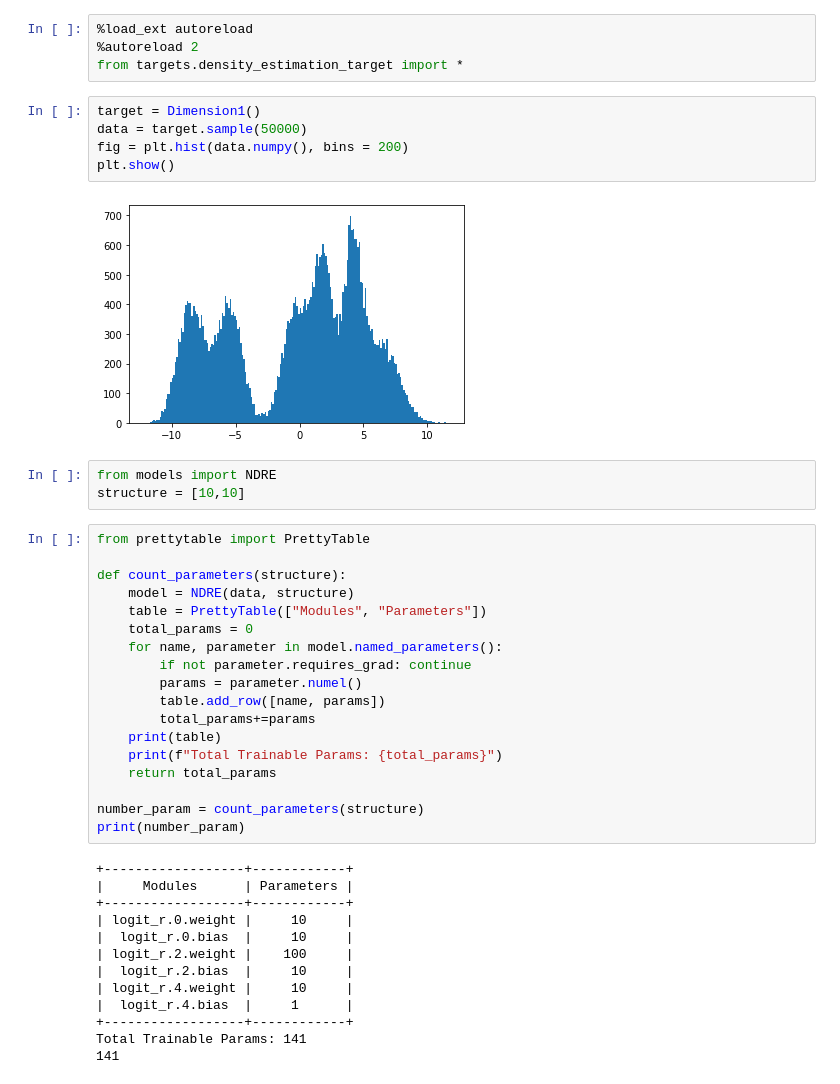
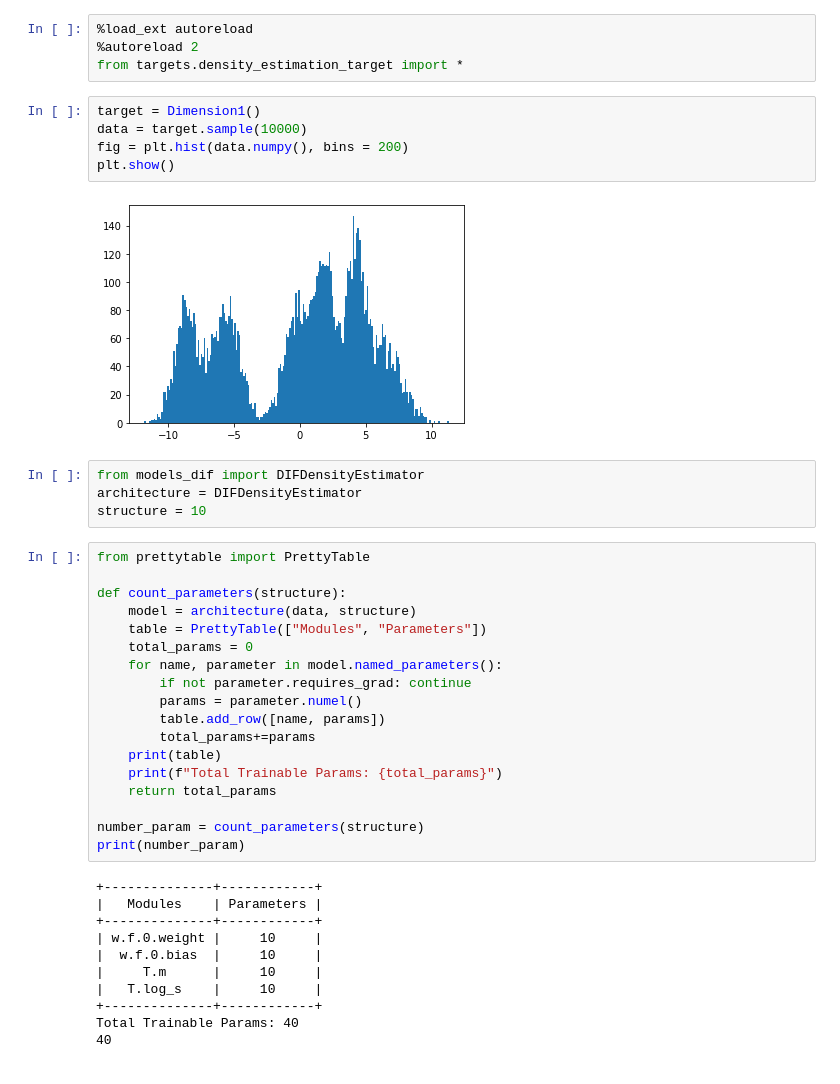
Before and after one commit to ElouanARGOUARCH/SBI, a Jupyter notebook: MALA_MCMC.ipynb, the cells around one changed output. Cells and saved outputs as stored; diff of their text form.

```diff
--- a/MALA_MCMC.ipynb
+++ b/MALA_MCMC.ipynb
@@ -4,19 +4,20 @@
 from targets.density_estimation_target import *
 # %%
 target = Dimension1()
-data = target.sample(50000)
+data = target.sample(10000)
 fig = plt.hist(data.numpy(), bins = 200)
 plt.show()
 # %% [output]
-[figure, old version]
+[figure, new version]
 # %%
-from models import NDRE
-structure = [10,10]
+from models_dif import DIFDensityEstimator
+architecture = DIFDensityEstimator
+structure = 10
 # %%
 from prettytable import PrettyTable
 
 def count_parameters(structure):
-    model = NDRE(data, structure)
+    model = architecture(data, structure)
     table = PrettyTable(["Modules", "Parameters"])
     total_params = 0
     for name, parameter in model.named_parameters():
@@ -31,15 +32,13 @@ def count_parameters(structure):
 number_param = count_parameters(structure)
 print(number_param)
 # %% [output]
-+------------------+------------+
-|     Modules      | Parameters |
-+------------------+------------+
-| logit_r.0.weight |     10     |
-|  logit_r.0.bias  |     10     |
-| logit_r.2.weight |    100     |
-|  logit_r.2.bias  |     10     |
-| logit_r.4.weight |     10     |
-|  logit_r.4.bias  |     1      |
-+------------------+------------+
-Total Trainable Params: 141
-141
++--------------+------------+
+|   Modules    | Parameters |
++--------------+------------+
+| w.f.0.weight |     10     |
+|  w.f.0.bias  |     10     |
+|     T.m      |     10     |
+|   T.log_s    |     10     |
++--------------+------------+
+Total Trainable Params: 40
+40
```
Also changed, not shown: parts of 8 cells of this notebook, 10 other files.
